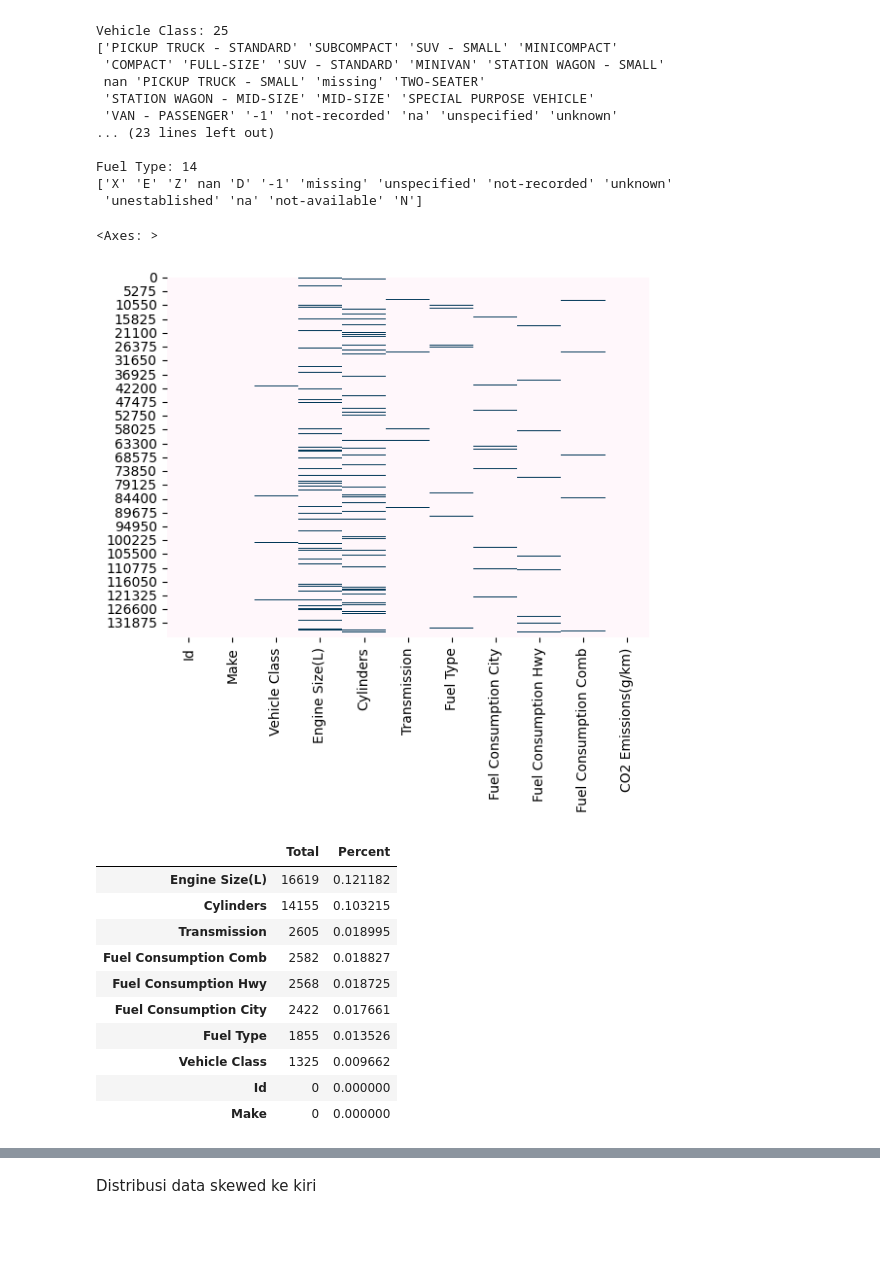
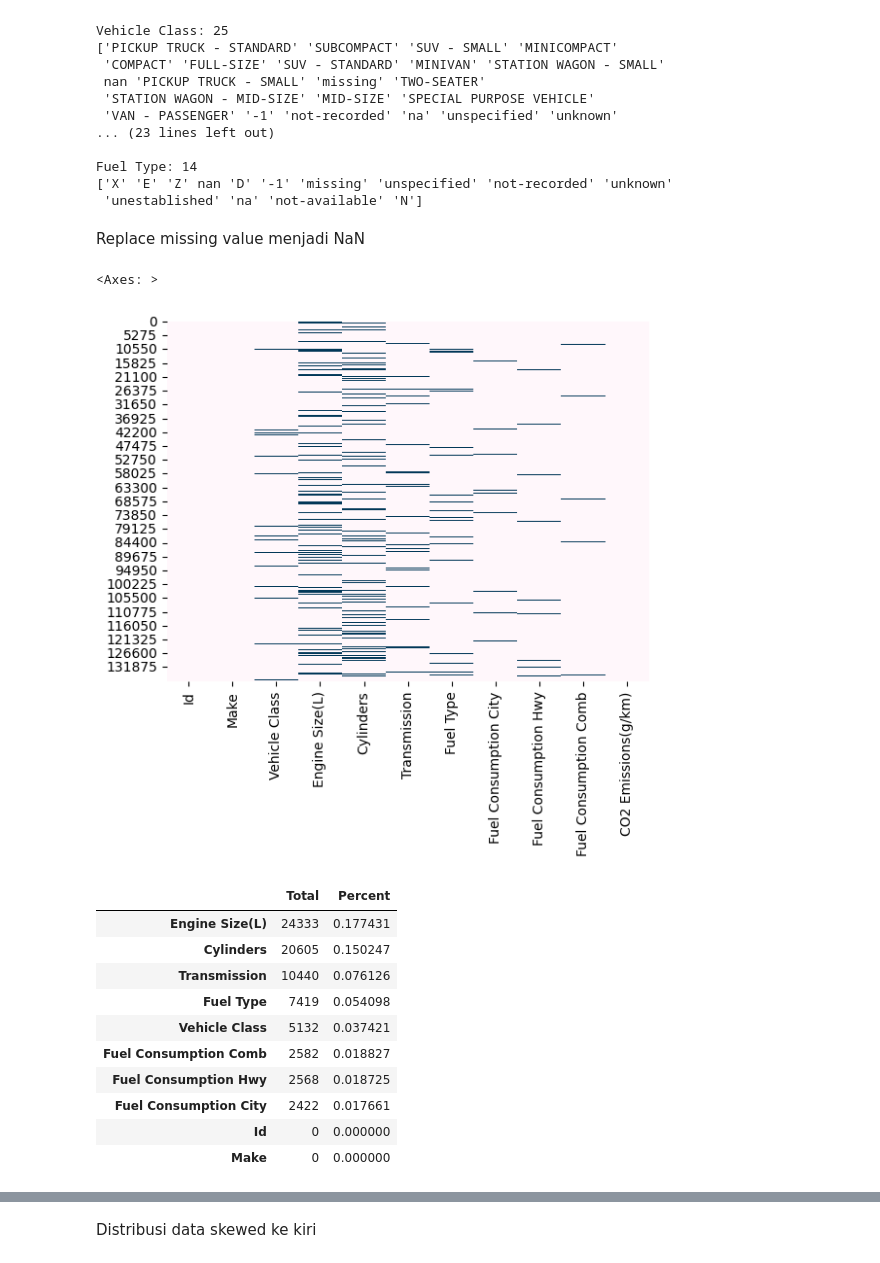
Before and after one commit to dikaizm/data-slayer, a Jupyter notebook: notebooks/1.0-data-exploration.ipynb, the cells around one changed output, grey strips where cells are left out. Drawn from its saved outputs; the diff is of its cells as text; code cells hidden in the pictures; blank space fills up the shorter version.

```diff
--- a/notebooks/1.0-data-exploration.ipynb
+++ b/notebooks/1.0-data-exploration.ipynb
@@ -88,30 +88,44 @@ Vehicle Class: 25
 Fuel Type: 14
 ['X' 'E' 'Z' nan 'D' '-1' 'missing' 'unspecified' 'not-recorded' 'unknown'
  'unestablished' 'na' 'not-available' 'N']
+# %% [markdown]
+Replace missing value menjadi NaN
+# %%
+def similarize_missing_values(df):
+    missing_values = ['missing', '-1', 'not-recorded', 'na', 'unspecified', 'unknown', 'unestablished', 'not-available']
+    cleaned_cols = ['Vehicle Class', 'Engine Size(L)', 'Cylinders', 'Transmission', 'Fuel Type']
+
+    df_new = df.copy()
+    for col in cleaned_cols:
+        df_new[col] = df_new[col].replace(missing_values, np.nan)
+
+    return df_new
+
+train_similarized = similarize_missing_values(train)
 # %%
 import seaborn as sns
-sns.heatmap(train.isnull(), cbar=False, cmap='PuBu')
+sns.heatmap(train_similarized.isnull(), cbar=False, cmap='PuBu')
 # %% [output]
 <Axes: >
-[figure, old version]
+[figure, new version]
 # %%
-sum_null = train.isnull().sum()
-count_null = train.isnull().count()
+sum_null = train_similarized.isnull().sum()
+count_null = train_similarized.isnull().count()
 
 total = sum_null.sort_values(ascending=False)
 percent = sum_null/count_null.sort_values(ascending=False)
 missing = pd.concat([total, percent], axis=1, keys=['Total', 'Percent'])
 missing.head(10)
 # %% [output]
 |  | Total | Percent |
-| Engine Size(L) | 16619 | 0.121182 |
-| Cylinders | 14155 | 0.103215 |
-| Transmission | 2605 | 0.018995 |
+| Engine Size(L) | 24333 | 0.177431 |
+| Cylinders | 20605 | 0.150247 |
+| Transmission | 10440 | 0.076126 |
+| Fuel Type | 7419 | 0.054098 |
+| Vehicle Class | 5132 | 0.037421 |
 | Fuel Consumption Comb | 2582 | 0.018827 |
 | Fuel Consumption Hwy | 2568 | 0.018725 |
 | Fuel Consumption City | 2422 | 0.017661 |
-| Fuel Type | 1855 | 0.013526 |
-| Vehicle Class | 1325 | 0.009662 |
 | Id | 0 | 0.000000 |
 | Make | 0 | 0.000000 |
 # %%
```
Also changed, not shown: parts of 50 cells of this notebook, 7 other files.
